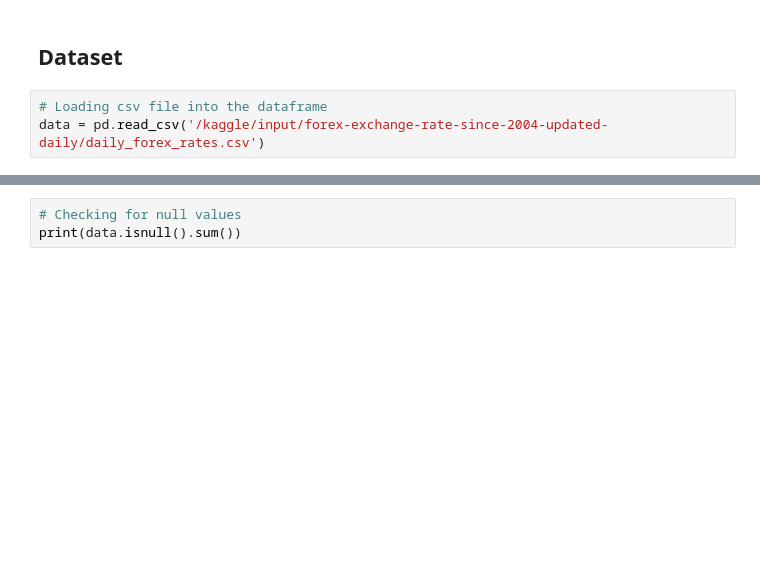
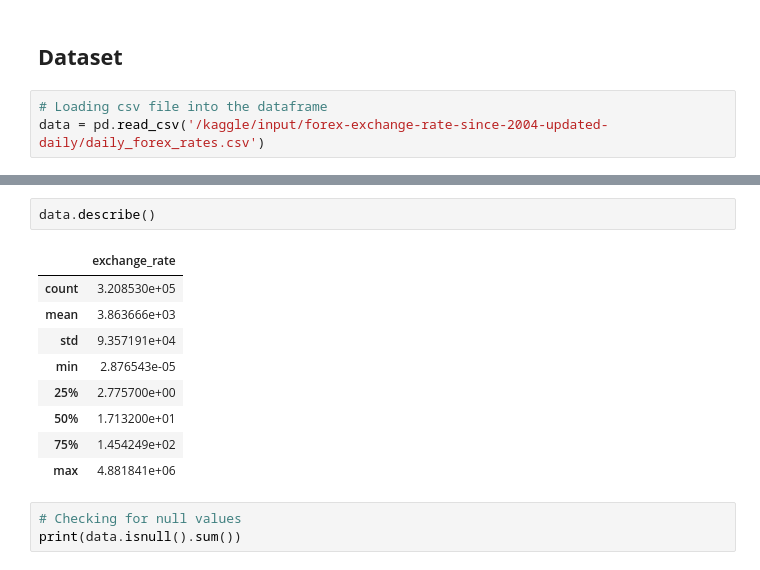
Before and after one commit to okcandy/KAGGLE_PROJECTS, a Jupyter notebook: exchange-rate-fluctuation.ipynb, the cells around one changed output, grey strips where cells are left out. Saved outputs shown, nothing was run; the diff lists cells and outputs as text; blank space fills up the shorter version.

```diff
--- a/exchange-rate-fluctuation.ipynb
+++ b/exchange-rate-fluctuation.ipynb
@@ -43,5 +48,17 @@ Data columns (total 5 columns):
 dtypes: float64(1), object(4)
 memory usage: 12.2+ MB
+# %%
+data.describe()
+# %% [output]
+|  | exchange_rate |
+| count | 3.208530e+05 |
+| mean | 3.863666e+03 |
+| std | 9.357191e+04 |
+| min | 2.876543e-05 |
+| 25% | 2.775700e+00 |
+| 50% | 1.713200e+01 |
+| 75% | 1.454249e+02 |
+| max | 4.881841e+06 |
 # %%
 # Checking for null values
 print(data.isnull().sum())
```
Also changed, not shown: parts of 3 cells of this notebook.
